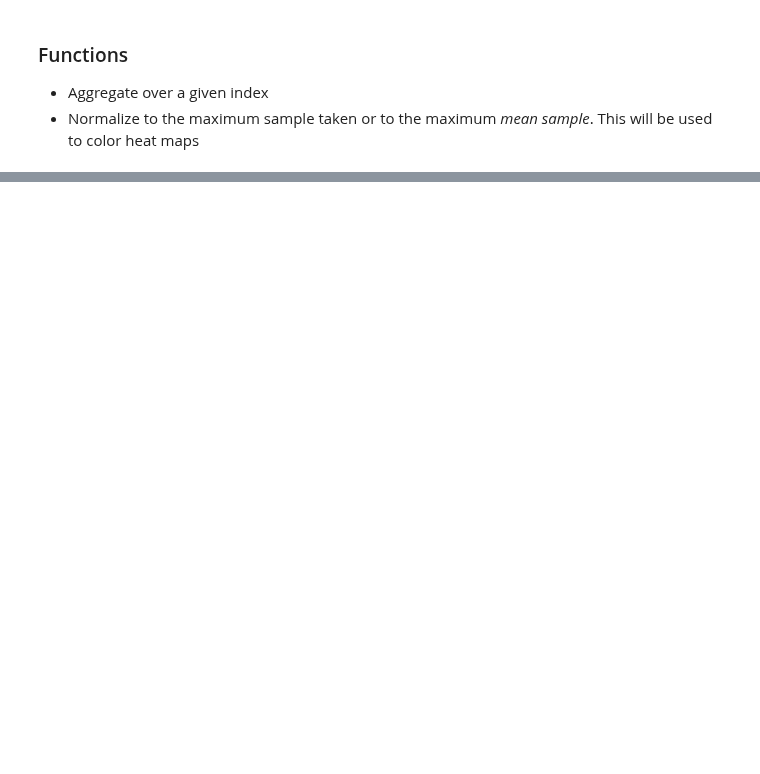
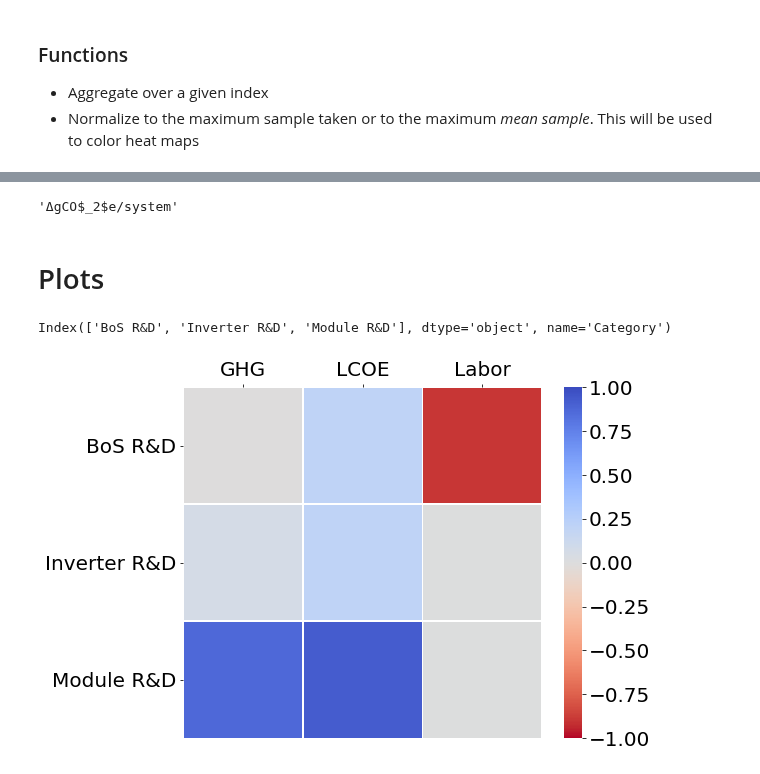
Before and after one commit to NREL/tyche, a Jupyter notebook: src/eutychia/ui_design.ipynb, the cells around one changed output, grey strips where cells are left out. Cells and saved outputs as stored; diff of their text form; code cells hidden in the pictures; blank space fills up the shorter version.

```diff
--- a/src/eutychia/ui_design.ipynb
+++ b/src/eutychia/ui_design.ipynb
@@ -333,0 +93,48 @@ optimum.metrics
+# %%
+met='GHG'
+label_units(evaluator, met)
+# "CO2" in label_units(evaluator, met)
+# %% [output]
+'ΔgCO$_2$e/system'
+# %% [markdown]
+# Plots
+# %%
+pl.rcParams.update({
+    'font.size': 20,
+    'mathtext.default': 'regular',
+})
+SCALE=1.5
+LINEWIDTH=1
+
+mets = list(evaluator.metrics);          M = len(mets)
+cats = list(example_investments.index);  C = len(cats)
+
+eere_color_lst = ["#6ABC45", "#FFCB06", "#00A8DF"]
+eere_color = dict(zip(cats, eere_color_lst))
+# %%
+example_investments.index
+# %% [output]
+Index(['BoS R&D', 'Inverter R&D', 'Module R&D'], dtype='object', name='Category')
+# %%
+ser_norm = normalize_to_max_sample(evaluation)
+ser_norm = ser_norm.unstack(level = 'Index')
+
+ser_mean = aggregate_over(evaluation, ['Sample'])
+ser_mean = ser_mean.unstack(level = 'Index')
+
+(fig,ax) = pl.subplots(1,1,figsize=(9,6))
+
+ax = sb.heatmap(ser_norm, linewidths=0.5,
+    vmax=1.0, vmin=-1.0,
+    cmap="coolwarm_r")
+
+ax.xaxis.set_ticks_position('top')
+pl.yticks(rotation=0)
+pl.ylabel('')
+pl.xlabel('')
+
+fig.set_tight_layout(True)
+
+pl.savefig("assets/heatmap.png")
+# %% [output]
+[figure, added]
```
Also changed, not shown: parts of 80 cells of this notebook, 1 other file.
